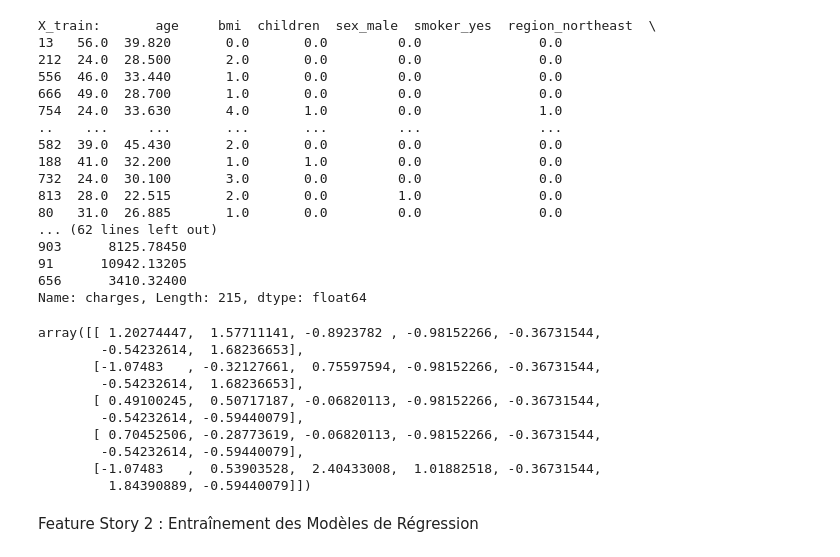
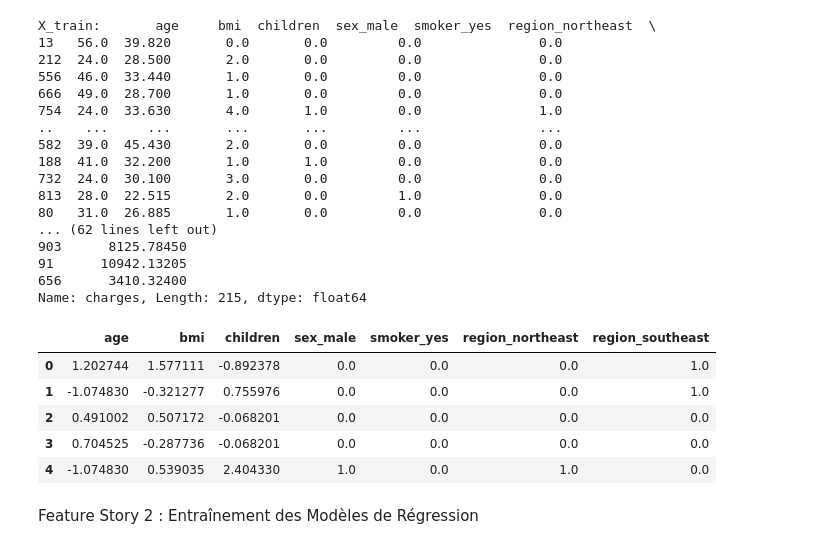
Before and after one commit to YounessBoumeshouli/Assurance_Pred, a Jupyter notebook: main.ipynb, the cells around one changed output. Drawn from its saved outputs; the diff is of its cells as text; code cells hidden in the pictures.

```diff
--- a/main.ipynb
+++ b/main.ipynb
@@ -387,22 +387,32 @@ X_train:       age     bmi  children  sex_male  smoker_yes  region_northeast  \
 91      10942.13205
 656      3410.32400
 Name: charges, Length: 215, dtype: float64
-# %%
-from sklearn.preprocessing import StandardScaler
-
-scaler = StandardScaler()
-X_scaled = scaler.fit_transform(X_train)
-X_scaled[:5]
-# %% [output]
-array([[ 1.20274447,  1.57711141, -0.8923782 , -0.98152266, -0.36731544,
-        -0.54232614,  1.68236653],
-       [-1.07483   , -0.32127661,  0.75597594, -0.98152266, -0.36731544,
-        -0.54232614,  1.68236653],
-       [ 0.49100245,  0.50717187, -0.06820113, -0.98152266, -0.36731544,
-        -0.54232614, -0.59440079],
-       [ 0.70452506, -0.28773619, -0.06820113, -0.98152266, -0.36731544,
-        -0.54232614, -0.59440079],
-       [-1.07483   ,  0.53903528,  2.40433008,  1.01882518, -0.36731544,
-         1.84390889, -0.59440079]])
+# %%
+from sklearn.compose import ColumnTransformer
+from sklearn.preprocessing import StandardScaler
+
+scaler = StandardScaler()
+numeric_cols = ['age', 'bmi','children']
+
+ct = ColumnTransformer(
+    transformers=[
+        ('scaler', StandardScaler(), numeric_cols)
+    ],
+    remainder='passthrough'
+)
+
+X_train_scaled = ct.fit_transform(X_train)
+X_test_scaled = ct.transform(X_test)
+
+X_train_scaled = pd.DataFrame(data = X_train_scaled , columns= X.columns )
+X_test_scaled = pd.DataFrame(data = X_test_scaled , columns= X.columns )
+X_train_scaled[:5]
+# %% [output]
+|  | age | bmi | children | sex_male | smoker_yes | region_northeast | region_southeast |
+| 0 | 1.202744 | 1.577111 | -0.892378 | 0.0 | 0.0 | 0.0 | 1.0 |
+| 1 | -1.074830 | -0.321277 | 0.755976 | 0.0 | 0.0 | 0.0 | 1.0 |
+| 2 | 0.491002 | 0.507172 | -0.068201 | 0.0 | 0.0 | 0.0 | 0.0 |
+| 3 | 0.704525 | -0.287736 | -0.068201 | 0.0 | 0.0 | 0.0 | 0.0 |
+| 4 | -1.074830 | 0.539035 | 2.404330 | 1.0 | 0.0 | 1.0 | 0.0 |
 # %% [markdown]
 Feature Story 2 : Entraînement des Modèles de Régression
```
Also changed, not shown: parts of 5 cells of this notebook.
